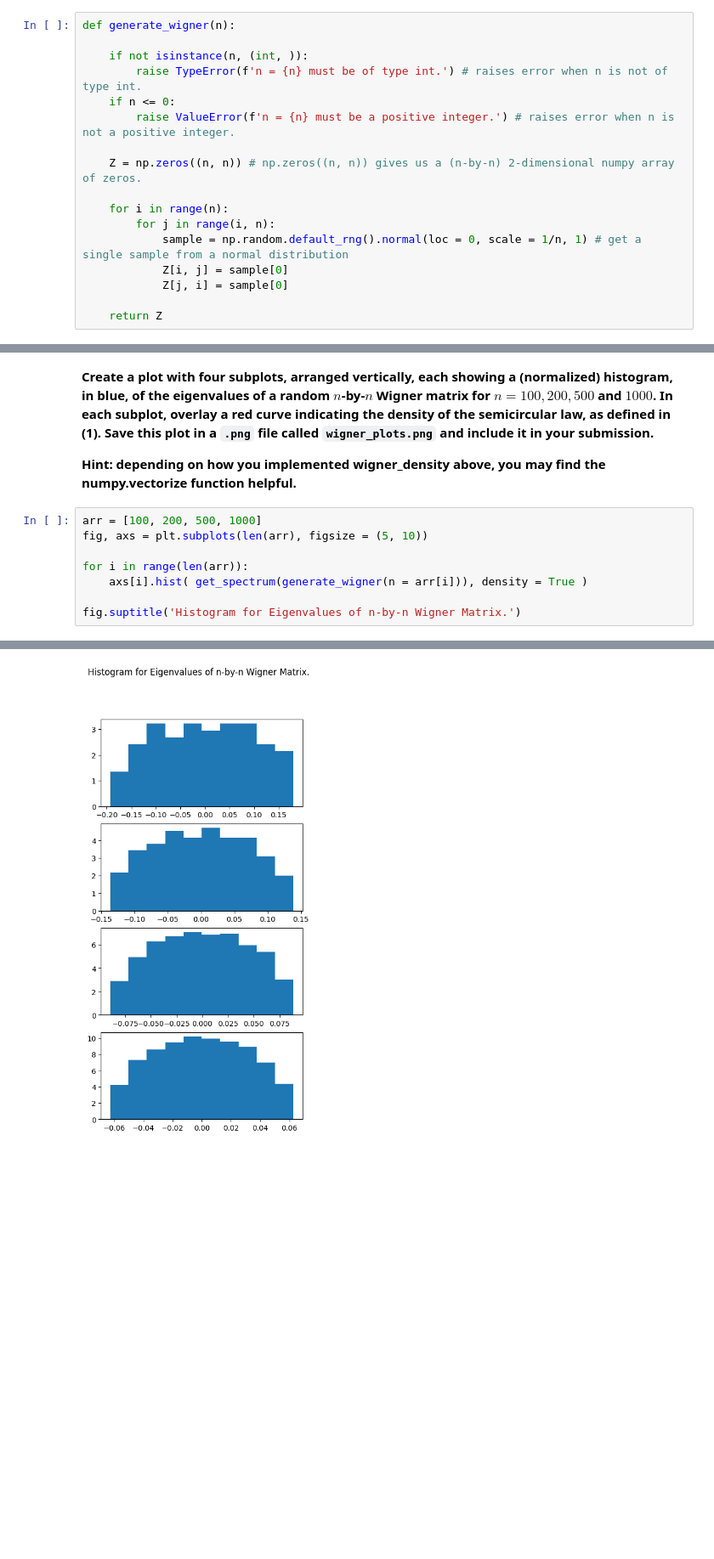
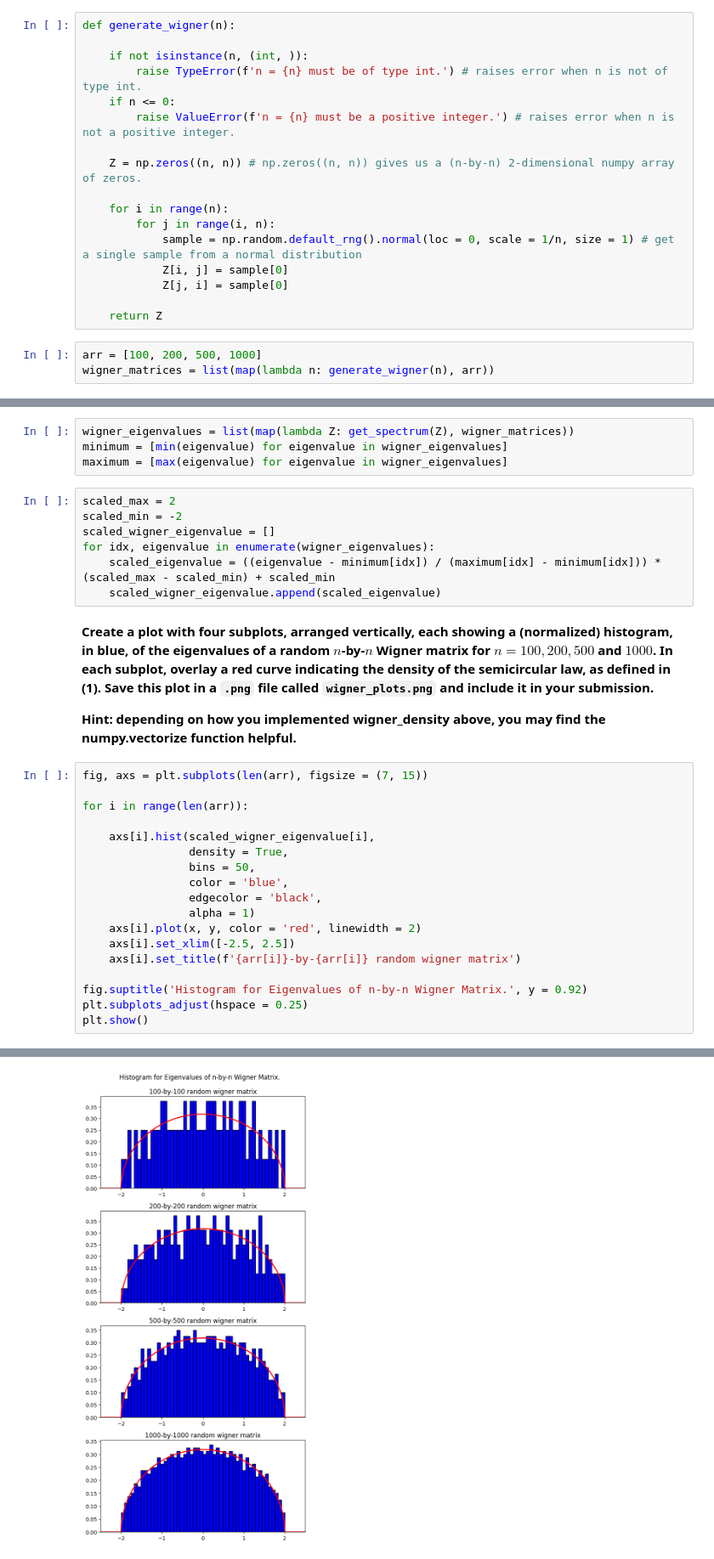
Before and after one commit to Stochastic1017/STAT_606, a Jupyter notebook: ssudhir2_hw6/ssudhir2_hw6.ipynb, the cells around one changed output, grey strips where cells are left out. Shown at 85% size. Drawn from its saved outputs; the diff is of its cells as text; blank space fills up the shorter version.

```diff
--- a/ssudhir2_hw6/ssudhir2_hw6.ipynb
+++ b/ssudhir2_hw6/ssudhir2_hw6.ipynb
@@ -54,26 +58,50 @@ def generate_wigner(n):
 
     for i in range(n):
         for j in range(i, n):
-            sample = np.random.default_rng().normal(loc = 0, scale = 1/n, 1) # get a single sample from a normal distribution
+            sample = np.random.default_rng().normal(loc = 0, scale = 1/n, size = 1) # get a single sample from a normal distribution
             Z[i, j] = sample[0]
             Z[j, i] = sample[0]
 
     return Z
+# %%
+arr = [100, 200, 500, 1000]
+wigner_matrices = list(map(lambda n: generate_wigner(n), arr))
 # %% [markdown]
 **The RMT result referenced above states that the joint distribution of the eigenvalues of a random Wigner matrix converges to the semicircular law. Write a function `get_spectrum` that takes a numpy matrix or 2-dimensional numpy array and returns a numpy array of its eigenvalues in *non-decreasing* order. You do not need to perform any error checking for this function.**
 # %%
 def get_spectrum(Z):
     return np.sort(np.linalg.eigh(Z)[0])
+# %%
+wigner_eigenvalues = list(map(lambda Z: get_spectrum(Z), wigner_matrices))
+minimum = [min(eigenvalue) for eigenvalue in wigner_eigenvalues]
+maximum = [max(eigenvalue) for eigenvalue in wigner_eigenvalues]
+# %%
+scaled_max = 2
+scaled_min = -2
+scaled_wigner_eigenvalue = []
+for idx, eigenvalue in enumerate(wigner_eigenvalues):
+    scaled_eigenvalue = ((eigenvalue - minimum[idx]) / (maximum[idx] - minimum[idx])) * (scaled_max - scaled_min) + scaled_min
+    scaled_wigner_eigenvalue.append(scaled_eigenvalue)
 # %% [markdown]
 **Create a plot with four subplots, arranged vertically, each showing a (normalized) histogram, in blue, of the eigenvalues of a random $n$-by-$n$ Wigner matrix for $n = 100, 200, 500$ and $1000$. In each subplot, overlay a red curve indicating the density of the semicircular law, as defined in (1). Save this plot in a `.png` file called `wigner_plots.png` and include it in your submission.**
 
 **Hint: depending on how you implemented wigner_density above, you may find the numpy.vectorize function helpful.**
 # %%
-arr = [100, 200, 500, 1000]
-fig, axs = plt.subplots(len(arr), figsize = (5, 10))
+fig, axs = plt.subplots(len(arr), figsize = (7, 15))
 
 for i in range(len(arr)):
-    axs[i].hist( get_spectrum(generate_wigner(n = arr[i])), density = True )
 
-fig.suptitle('Histogram for Eigenvalues of n-by-n Wigner Matrix.')
+    axs[i].hist(scaled_wigner_eigenvalue[i],
+                density = True,
+                bins = 50,
+                color = 'blue',
+                edgecolor = 'black',
+                alpha = 1)
+    axs[i].plot(x, y, color = 'red', linewidth = 2)
+    axs[i].set_xlim([-2.5, 2.5])
+    axs[i].set_title(f'{arr[i]}-by-{arr[i]} random wigner matrix')
+
+fig.suptitle('Histogram for Eigenvalues of n-by-n Wigner Matrix.', y = 0.92)
+plt.subplots_adjust(hspace = 0.25)
+plt.show()
 # %% [output]
@@ -81 +108 @@ Text(0.5, 0.98, 'Histogram for Eigenvalues of n-by-n Wigner Matrix.')
-[figure, old version]
+[figure, new version]
```
Also changed, not shown: parts of 3 cells of this notebook.
